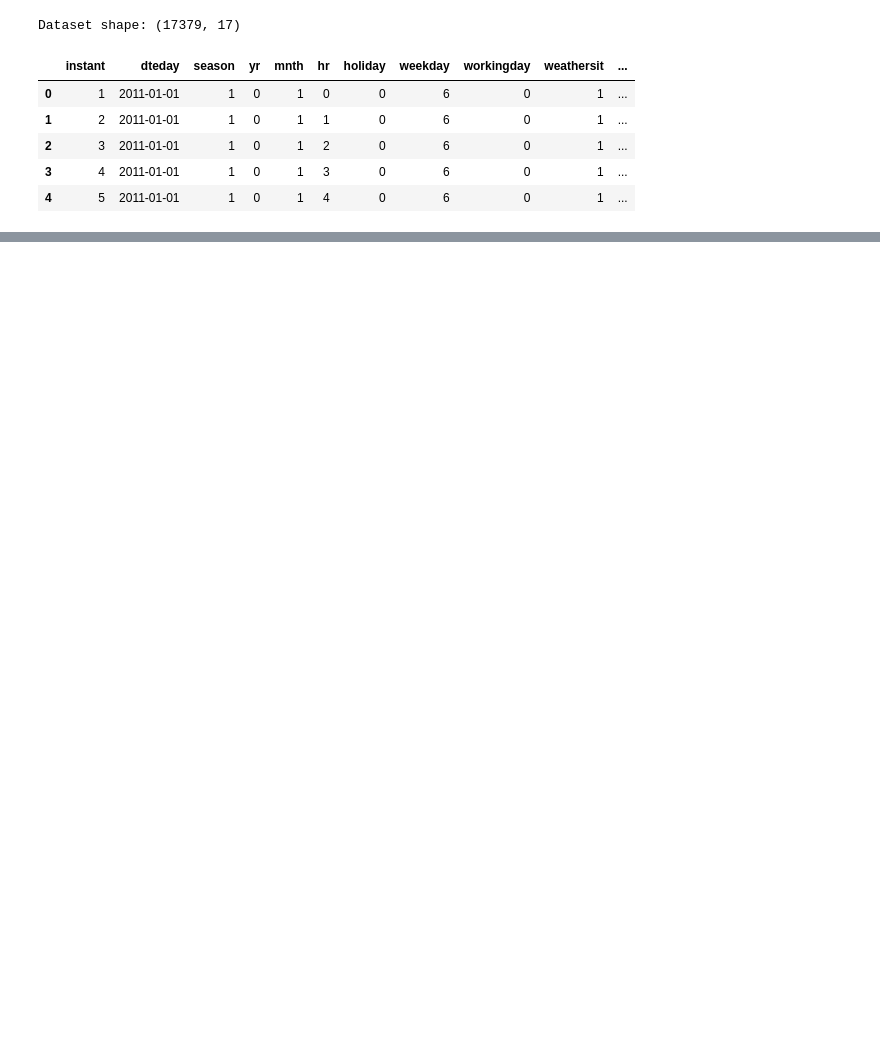
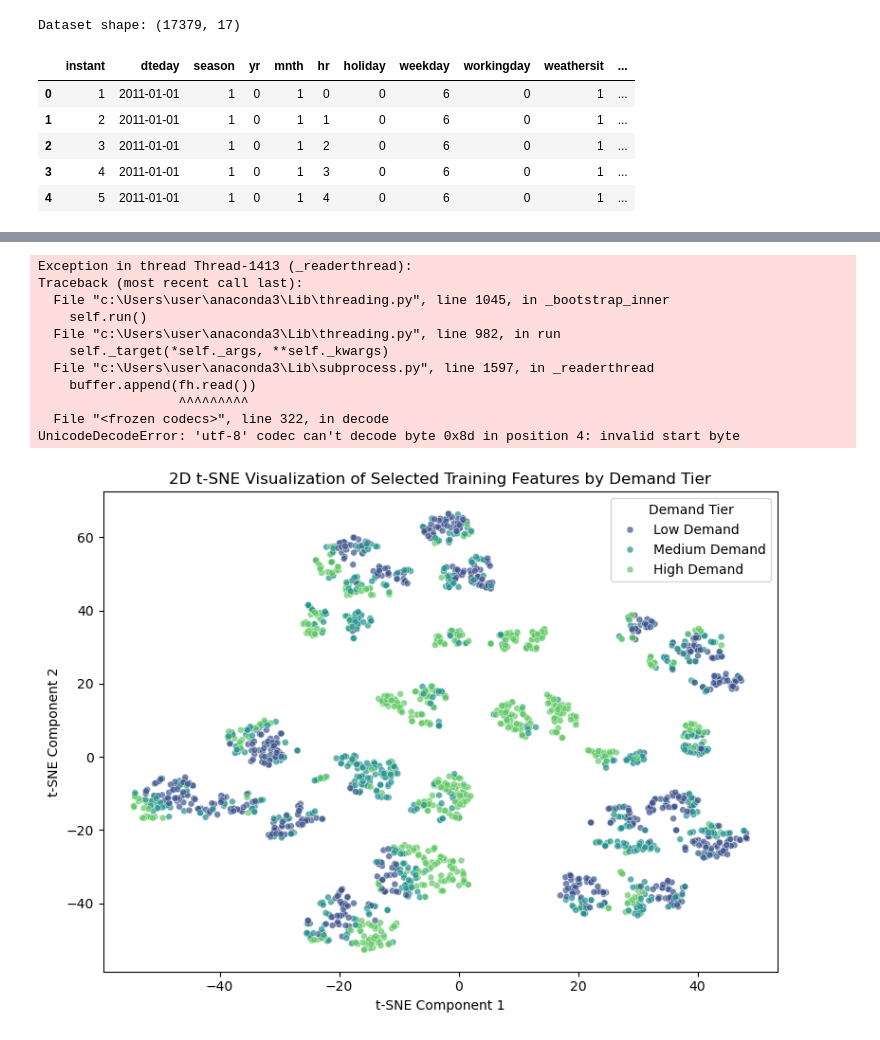
Before and after one commit to DauletBakytkhanov/bike-sharing-demand-prediction, a Jupyter notebook: notebooks/01_feature_engineering.ipynb, the cells around one changed output, grey strips where cells are left out. Cells and saved outputs as stored; diff of their text form; code cells hidden in the pictures; blank space fills up the shorter version.

```diff
--- a/notebooks/01_feature_engineering.ipynb
+++ b/notebooks/01_feature_engineering.ipynb
@@ -606,0 +333,36 @@ Final summary saved!
+# %%
+from sklearn.preprocessing import StandardScaler
+from sklearn.manifold import TSNE
+
+# Fit StandardScaler and t-SNE strictly on X_train subset (no test leakage)
+X_train_selected = X_engineered_train[sfm_selected]
+rng = np.random.RandomState(42)
+vis_idx = rng.choice(len(X_train_selected), size=2000, replace=False)
+
+X_vis_scaled = StandardScaler().fit_transform(X_train_selected.iloc[vis_idx])
+y_vis_bins = pd.qcut(y_train.iloc[vis_idx], q=3, labels=['Low Demand', 'Medium Demand', 'High Demand'])
+# %%
+tsne = TSNE(n_components=2, random_state=42, perplexity=30)
+X_tsne = tsne.fit_transform(X_vis_scaled)
+
+plt.figure(figsize=(8, 6))
+sns.scatterplot(x=X_tsne[:, 0], y=X_tsne[:, 1], hue=y_vis_bins, palette='viridis', alpha=0.7, s=25)
+plt.title('2D t-SNE Visualization of Selected Training Features by Demand Tier')
+plt.xlabel('t-SNE Component 1')
+plt.ylabel('t-SNE Component 2')
+plt.legend(title='Demand Tier')
+plt.tight_layout()
+plt.show()
+# %% [output]
+Exception in thread Thread-1413 (_readerthread):
+Traceback (most recent call last):
+  File "c:\Users\user\anaconda3\Lib\threading.py", line 1045, in _bootstrap_inner
+    self.run()
+  File "c:\Users\user\anaconda3\Lib\threading.py", line 982, in run
+    self._target(*self._args, **self._kwargs)
+  File "c:\Users\user\anaconda3\Lib\subprocess.py", line 1597, in _readerthread
+    buffer.append(fh.read())
+                  ^^^^^^^^^
+  File "<frozen codecs>", line 322, in decode
+UnicodeDecodeError: 'utf-8' codec can't decode byte 0x8d in position 4: invalid start byte
+[figure, added]
```
Also changed, not shown: parts of 59 cells of this notebook, 8 other files.
